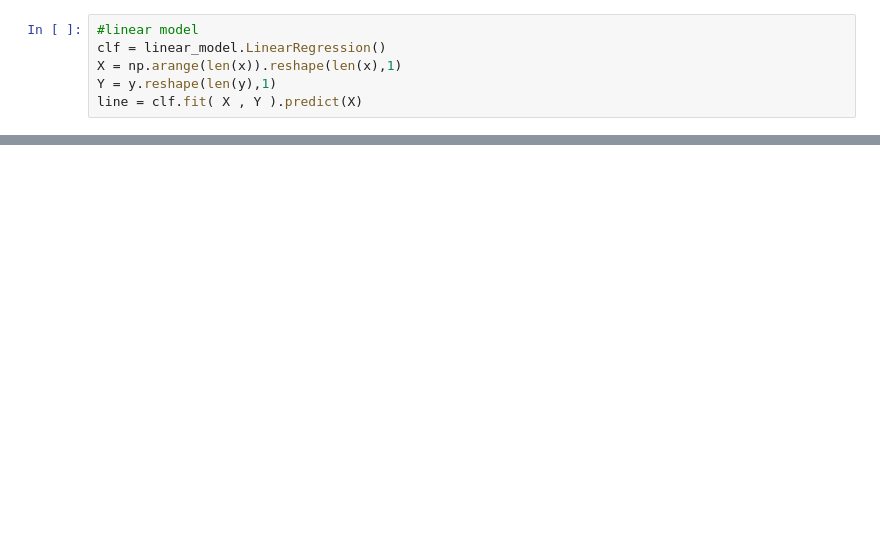
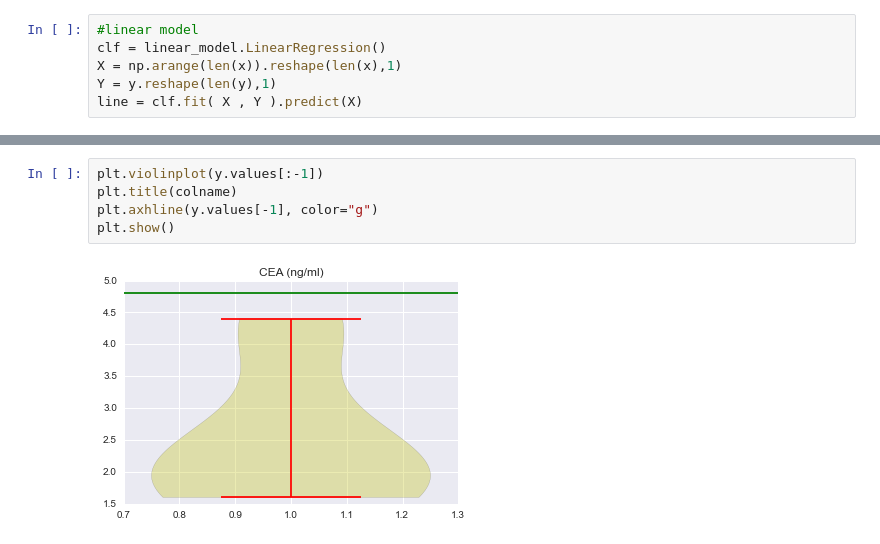
Before and after one commit to oiertwo/vampyr, a Jupyter notebook: notebooks/Blots.ipynb, the cells around one changed output, grey strips where cells are left out. Cells and saved outputs as stored; diff of their text form; blank space fills up the shorter version.

```diff
--- a/notebooks/Blots.ipynb
+++ b/notebooks/Blots.ipynb
@@ -107,0 +69,7 @@ Name: Fecha, dtype: datetime64[ns]
+# %%
+plt.violinplot(y.values[:-1])
+plt.title(colname)
+plt.axhline(y.values[-1], color="g")
+plt.show()
+# %% [output]
+[figure, added]
```
Also changed, not shown: parts of 8 cells of this notebook.
